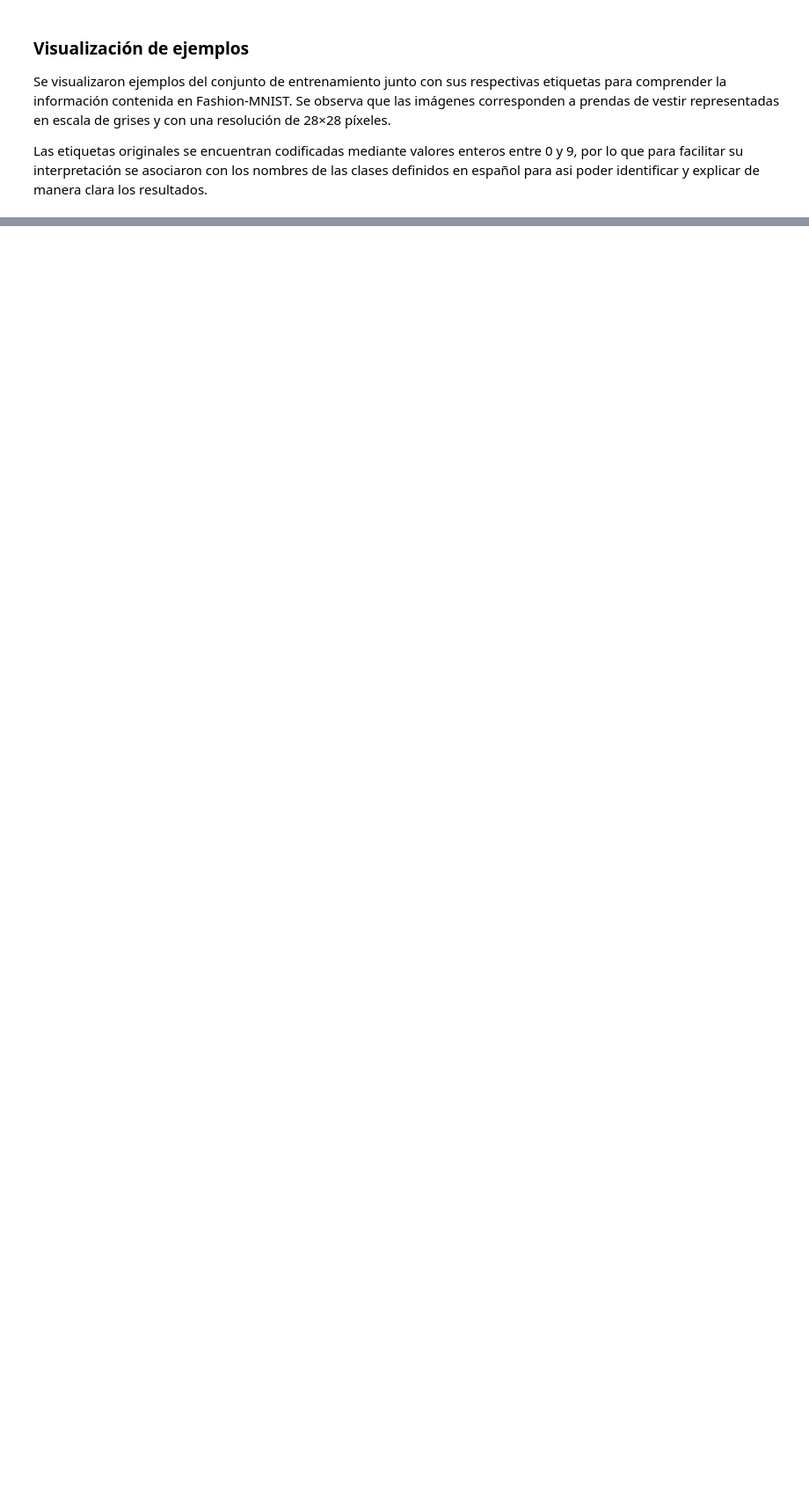
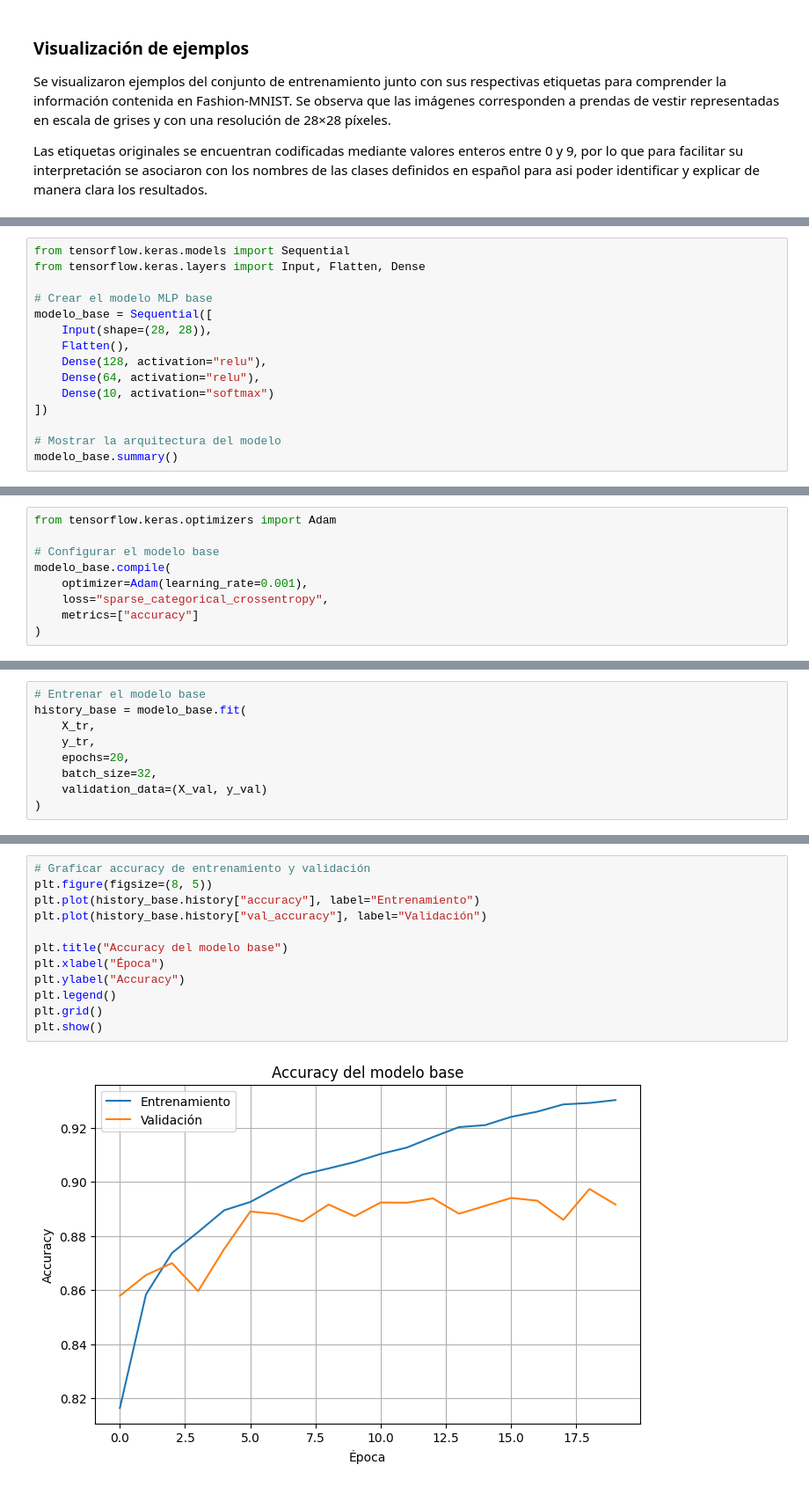
Before and after one commit to JavierPelao/Deep_Learning_Ev1, a Jupyter notebook: Deep_Learning_Ev1.ipynb, the cells around one changed output, grey strips where cells are left out. Shown at 88% size. Drawn from its saved outputs; the diff is of its cells as text; blank space fills up the shorter version.

Commit message:
Agregar preprocesamiento y modelo MLP base

```diff
--- a/Deep_Learning_Ev1.ipynb
+++ b/Deep_Learning_Ev1.ipynb
@@ -110,0 +233,15 @@ Las etiquetas originales se encuentran codificadas mediante valores enteros entr
+# %%
+from tensorflow.keras.models import Sequential
+from tensorflow.keras.layers import Input, Flatten, Dense
+
+# Crear el modelo MLP base
+modelo_base = Sequential([
+    Input(shape=(28, 28)),
+    Flatten(),
+    Dense(128, activation="relu"),
+    Dense(64, activation="relu"),
+    Dense(10, activation="softmax")
+])
+
+# Mostrar la arquitectura del modelo
+modelo_base.summary()
@@ -110,0 +274,9 @@ Las etiquetas originales se encuentran codificadas mediante valores enteros entr
+# %%
+from tensorflow.keras.optimizers import Adam
+
+# Configurar el modelo base
+modelo_base.compile(
+    optimizer=Adam(learning_rate=0.001),
+    loss="sparse_categorical_crossentropy",
+    metrics=["accuracy"]
+)
@@ -110,0 +289,9 @@ Las etiquetas originales se encuentran codificadas mediante valores enteros entr
+# %%
+# Entrenar el modelo base
+history_base = modelo_base.fit(
+    X_tr,
+    y_tr,
+    epochs=20,
+    batch_size=32,
+    validation_data=(X_val, y_val)
+)
@@ -110,0 +320,14 @@ Las etiquetas originales se encuentran codificadas mediante valores enteros entr
+# %%
+# Graficar accuracy de entrenamiento y validación
+plt.figure(figsize=(8, 5))
+plt.plot(history_base.history["accuracy"], label="Entrenamiento")
+plt.plot(history_base.history["val_accuracy"], label="Validación")
+
+plt.title("Accuracy del modelo base")
+plt.xlabel("Época")
+plt.ylabel("Accuracy")
+plt.legend()
+plt.grid()
+plt.show()
+# %% [output]
+[figure, added]
```
Also changed, not shown: parts of 21 cells of this notebook.
